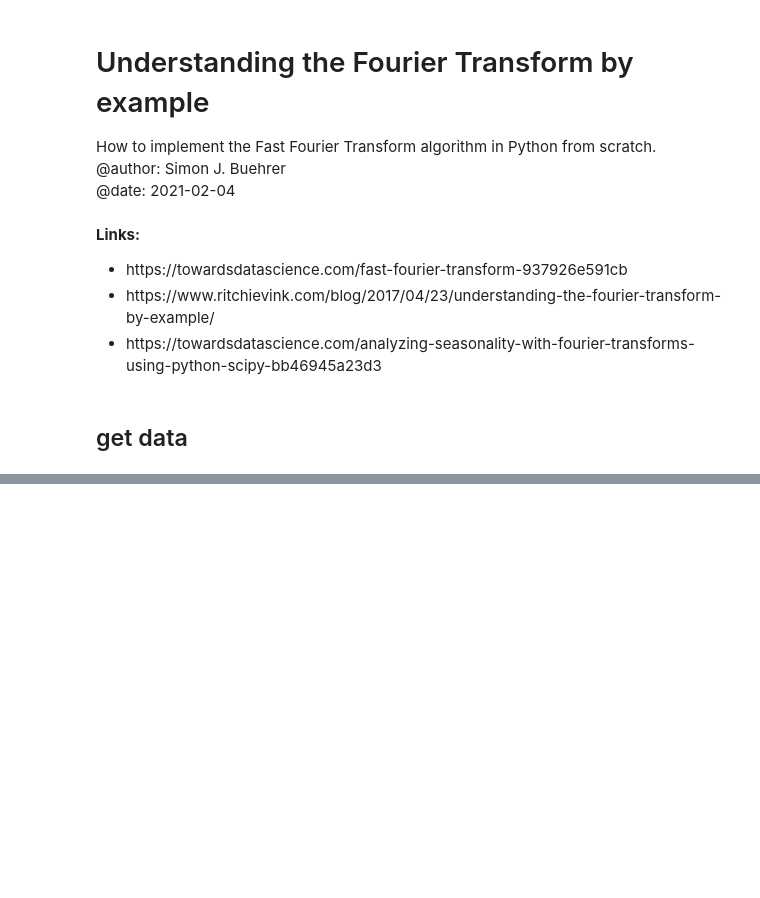
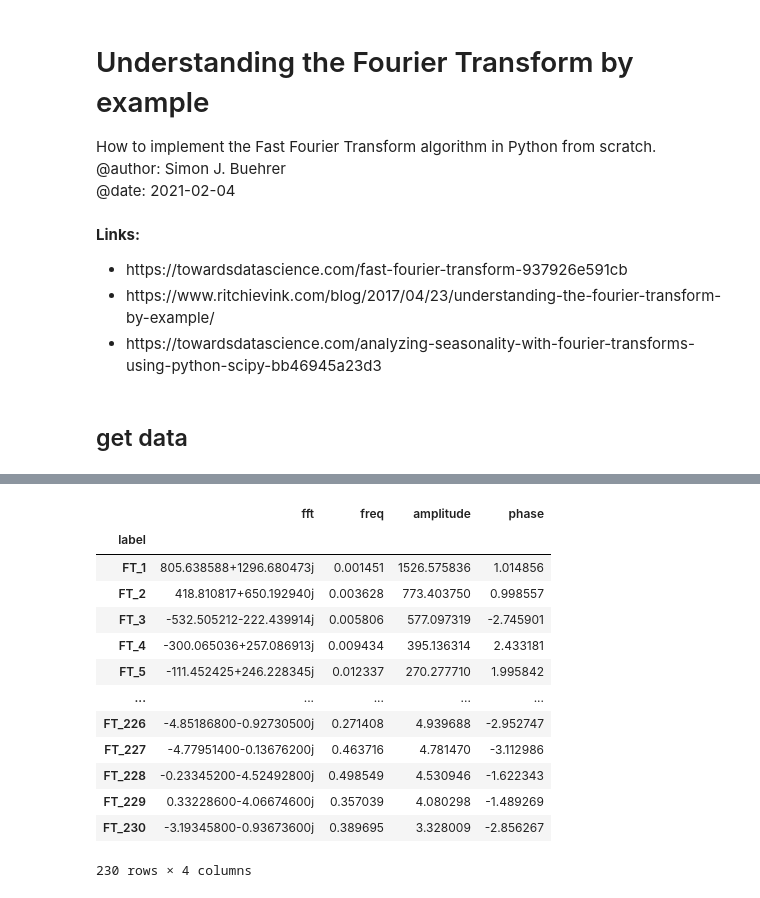
Before and after one commit to simonbuehrer/FFT-test, a Jupyter notebook: 00-fft-stock-market.ipynb, the cells around one changed output, grey strips where cells are left out. Saved outputs shown, nothing was run; the diff lists cells and outputs as text; code cells hidden in the pictures; blank space fills up the shorter version.

```diff
--- a/00-fft-stock-market.ipynb
+++ b/00-fft-stock-market.ipynb
@@ -118,0 +171,33 @@ plt.show()
+# %%
+from cmath import phase
+
+fourier_terms = pd.DataFrame()
+fourier_terms['fft'] = output['fft']
+fourier_terms['freq'] = output['freq']
+fourier_terms['amplitude'] = fourier_terms.fft.apply(lambda z: abs(z))
+fourier_terms['phase'] = fourier_terms.fft.apply(lambda z: phase(z))
+fourier_terms.sort_values(by=['amplitude'], ascending=[0])
+
+# Create some helpful labels (FT_1..FT_N)
+fourier_terms['label'] = list(map(lambda n : 'FT_{}'.format(n), range(1, len(fourier_terms) + 1)))
+
+# Turn our dataframe into a dictionary for easy lookup
+fourier_terms = fourier_terms.set_index('label')
+fourier_terms_dict = fourier_terms.to_dict('index')
+
+fourier_terms
+# %% [output]
+|  | fft | freq | amplitude | phase |
+| label |  |  |  |  |
+| FT_1 | 805.638588+1296.680473j | 0.001451 | 1526.575836 | 1.014856 |
+| FT_2 | 418.810817+650.192940j | 0.003628 | 773.403750 | 0.998557 |
+| FT_3 | -532.505212-222.439914j | 0.005806 | 577.097319 | -2.745901 |
+| FT_4 | -300.065036+257.086913j | 0.009434 | 395.136314 | 2.433181 |
+| FT_5 | -111.452425+246.228345j | 0.012337 | 270.277710 | 1.995842 |
+| ... | ... | ... | ... | ... |
+| FT_226 | -4.85186800-0.92730500j | 0.271408 | 4.939688 | -2.952747 |
+| FT_227 | -4.77951400-0.13676200j | 0.463716 | 4.781470 | -3.112986 |
+| FT_228 | -0.23345200-4.52492800j | 0.498549 | 4.530946 | -1.622343 |
+| FT_229 | 0.33228600-4.06674600j | 0.357039 | 4.080298 | -1.489269 |
+| FT_230 | -3.19345800-0.93673600j | 0.389695 | 3.328009 | -2.856267 |
+230 rows × 4 columns
```
Also changed, not shown: parts of 15 cells of this notebook.
